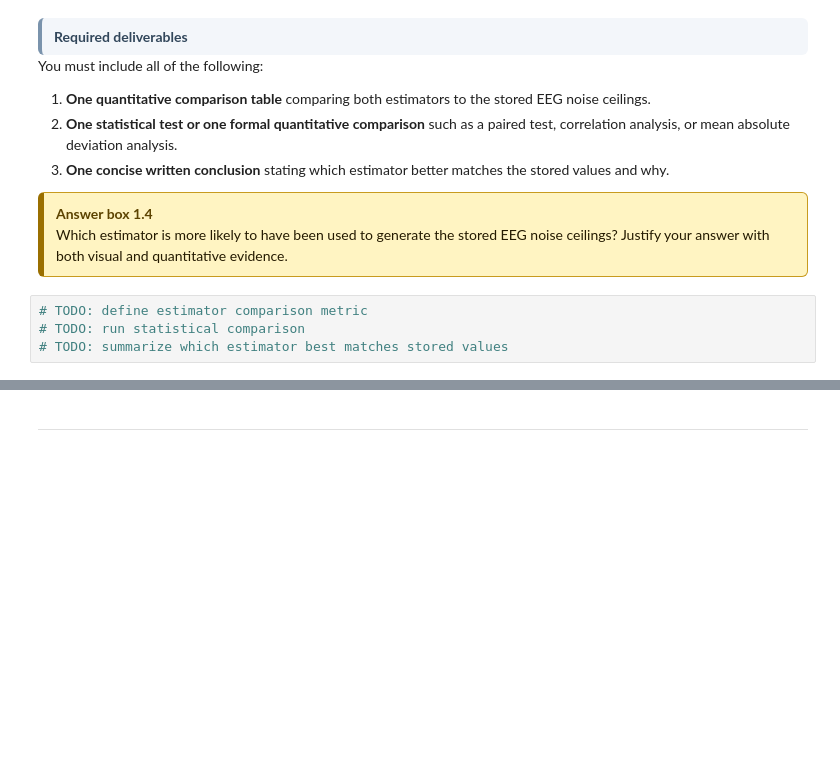
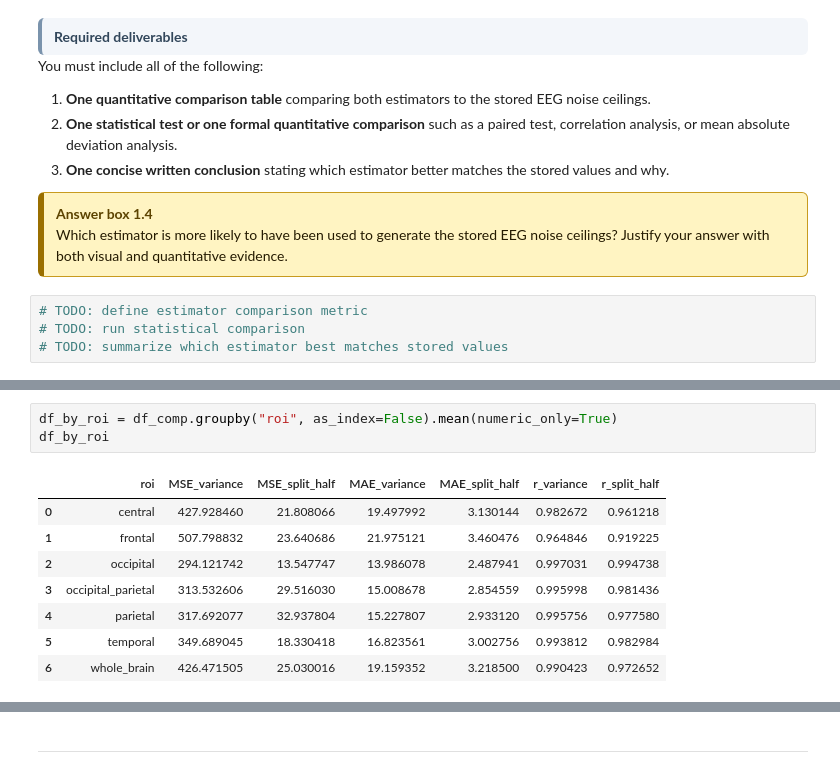
Before and after one commit to Shakikii/Brain-like_Project, a Jupyter notebook: nx414_project_2026.ipynb, the cells around one changed output, grey strips where cells are left out. Saved outputs shown, nothing was run; the diff lists cells and outputs as text; blank space fills up the shorter version.

```diff
--- a/nx414_project_2026.ipynb
+++ b/nx414_project_2026.ipynb
@@ -1554,0 +1756,12 @@ You must include all of the following:
+# %%
+df_by_roi = df_comp.groupby("roi", as_index=False).mean(numeric_only=True)
+df_by_roi
+# %% [output]
+|  | roi | MSE_variance | MSE_split_half | MAE_variance | MAE_split_half | r_variance | r_split_half |
+| 0 | central | 427.928460 | 21.808066 | 19.497992 | 3.130144 | 0.982672 | 0.961218 |
+| 1 | frontal | 507.798832 | 23.640686 | 21.975121 | 3.460476 | 0.964846 | 0.919225 |
+| 2 | occipital | 294.121742 | 13.547747 | 13.986078 | 2.487941 | 0.997031 | 0.994738 |
+| 3 | occipital_parietal | 313.532606 | 29.516030 | 15.008678 | 2.854559 | 0.995998 | 0.981436 |
+| 4 | parietal | 317.692077 | 32.937804 | 15.227807 | 2.933120 | 0.995756 | 0.977580 |
+| 5 | temporal | 349.689045 | 18.330418 | 16.823561 | 3.002756 | 0.993812 | 0.982984 |
+| 6 | whole_brain | 426.471505 | 25.030016 | 19.159352 | 3.218500 | 0.990423 | 0.972652 |
```
Also changed, not shown: parts of 6 cells of this notebook.
